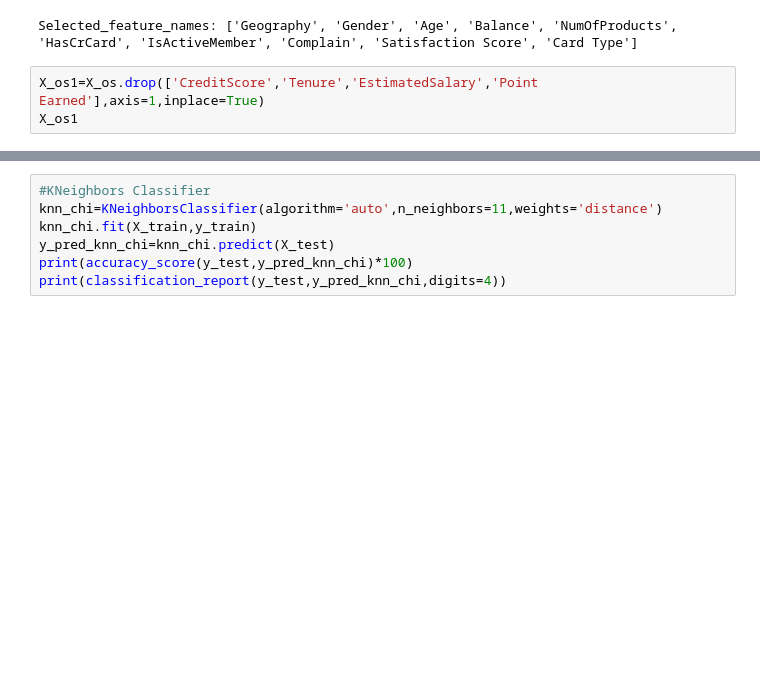
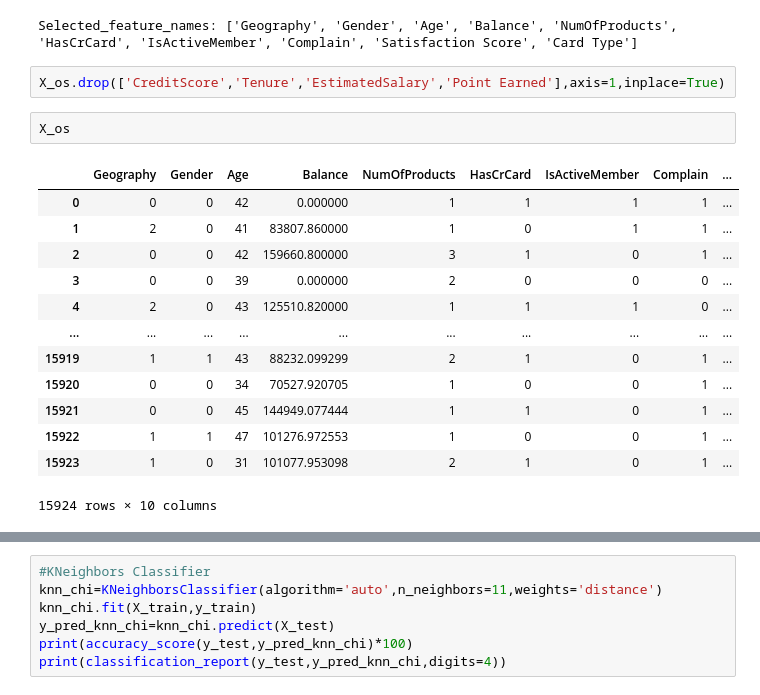
Before and after one commit to shilpa-r-03/Bank_Customer_Churn, a Jupyter notebook: Bank_Customer_Churn_Prediction.ipynb, the cells around one changed output, grey strips where cells are left out. Saved outputs shown, nothing was run; the diff lists cells and outputs as text; blank space fills up the shorter version.

```diff
--- a/Bank_Customer_Churn_Prediction.ipynb
+++ b/Bank_Customer_Churn_Prediction.ipynb
@@ -866,7 +866,22 @@ print('Selected_feature_names:',X_os.columns[selected_feature_indices].tolist())
 # %% [output]
 Selected_feature_names: ['Geography', 'Gender', 'Age', 'Balance', 'NumOfProducts', 'HasCrCard', 'IsActiveMember', 'Complain', 'Satisfaction Score', 'Card Type']
 # %%
-X_os1=X_os.drop(['CreditScore','Tenure','EstimatedSalary','Point Earned'],axis=1,inplace=True)
-X_os1
+X_os.drop(['CreditScore','Tenure','EstimatedSalary','Point Earned'],axis=1,inplace=True)
+# %%
+X_os
+# %% [output]
+|  | Geography | Gender | Age | Balance | NumOfProducts | HasCrCard | IsActiveMember | Complain | ... |
+| 0 | 0 | 0 | 42 | 0.000000 | 1 | 1 | 1 | 1 | ... |
+| 1 | 2 | 0 | 41 | 83807.860000 | 1 | 0 | 1 | 1 | ... |
+| 2 | 0 | 0 | 42 | 159660.800000 | 3 | 1 | 0 | 1 | ... |
+| 3 | 0 | 0 | 39 | 0.000000 | 2 | 0 | 0 | 0 | ... |
+| 4 | 2 | 0 | 43 | 125510.820000 | 1 | 1 | 1 | 0 | ... |
+| ... | ... | ... | ... | ... | ... | ... | ... | ... | ... |
+| 15919 | 1 | 1 | 43 | 88232.099299 | 2 | 1 | 0 | 1 | ... |
+| 15920 | 0 | 0 | 34 | 70527.920705 | 1 | 0 | 0 | 1 | ... |
+| 15921 | 0 | 0 | 45 | 144949.077444 | 1 | 1 | 0 | 1 | ... |
+| 15922 | 1 | 1 | 47 | 101276.972553 | 1 | 0 | 0 | 1 | ... |
+| 15923 | 1 | 0 | 31 | 101077.953098 | 2 | 1 | 0 | 1 | ... |
+15924 rows × 10 columns
 # %%
 mm2=MinMaxScaler()
```
Also changed, not shown: parts of 4 cells of this notebook.
